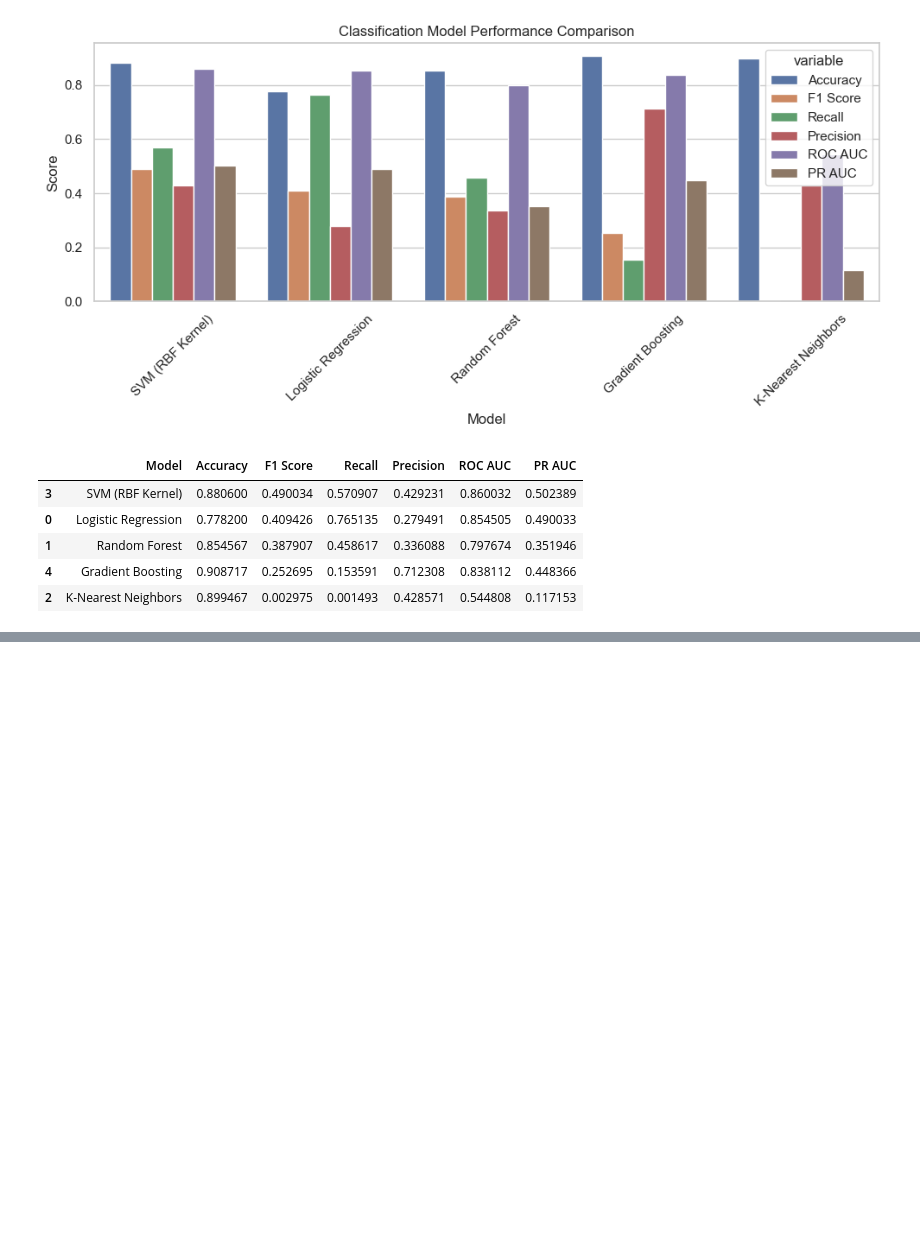
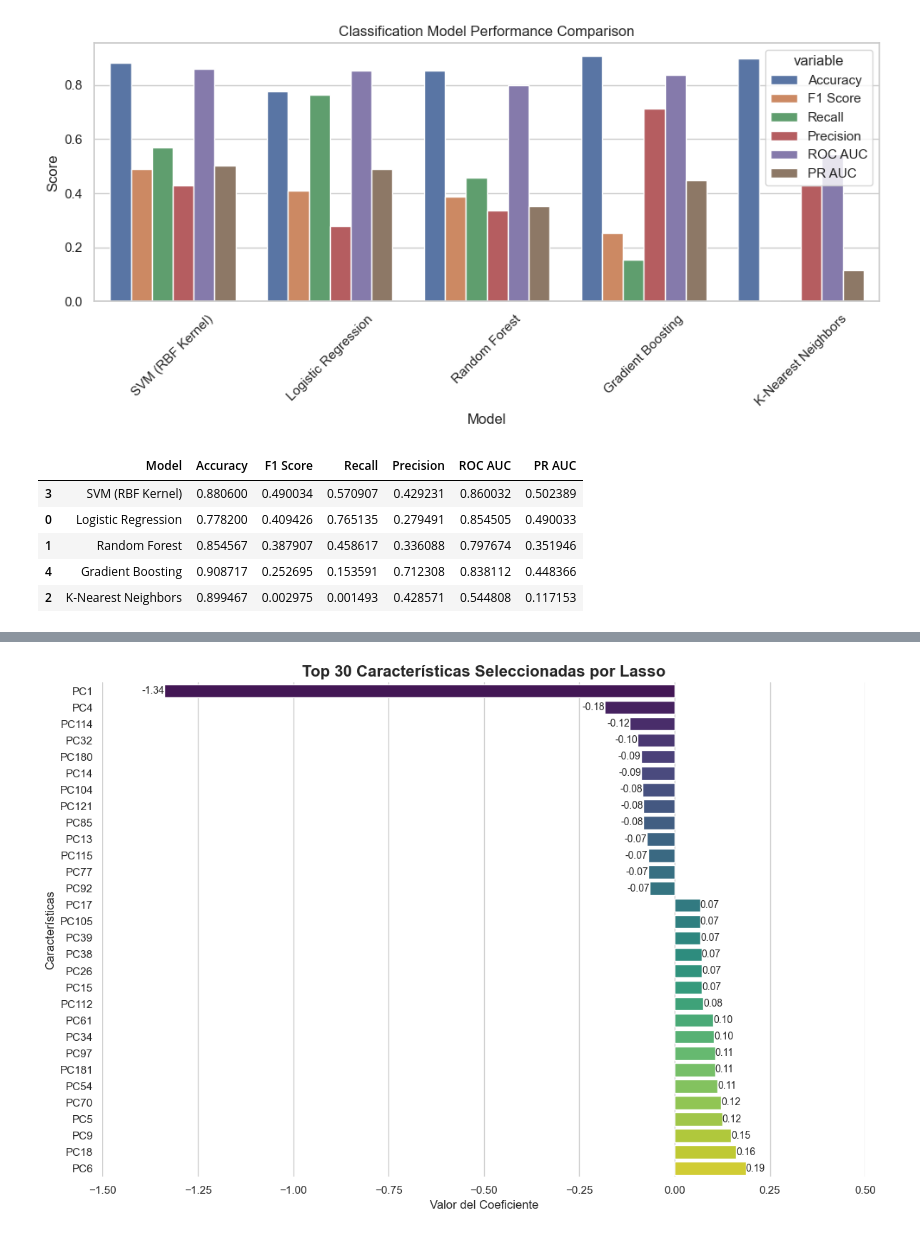
Before and after one commit to Ricardo-Jaramillo/Customer-Transaction-Prediction, a Jupyter notebook: Santander Prediction.ipynb, the cells around one changed output, grey strips where cells are left out. Saved outputs shown, nothing was run; the diff lists cells and outputs as text; code cells hidden in the pictures; blank space fills up the shorter version.

```diff
--- a/Santander Prediction.ipynb
+++ b/Santander Prediction.ipynb
@@ -654,0 +805,19 @@ evaluate_models(X_pca, y_train, show_plot=True)
+# %%
+import pandas as pd
+import numpy as np
+from sklearn.linear_model import LassoCV
+import matplotlib.pyplot as plt
+
+# Supongamos que ya tienes:
+# - X_pca: tus datos transformados por PCA (array o DataFrame)
+# - y_train: tu variable objetivo
+# - opcionalmente, feature_names: nombres originales de tus features o componentes principales
+
+# Si X_pca es un ndarray, conviértelo a DataFrame para facilitar el análisis
+if isinstance(X_pca, np.ndarray):
+    n_features = X_pca.shape[1]
+    feature_names = [f"PC{i+1}" for i in range(n_features)]  # Nombres de componentes principales
+    X_pca_df = pd.DataFrame(X_pca, columns=feature_names)
+else:
+    X_pca_df = X_pca.copy()
+    feature_names = X_pca_df.columns
@@ -654,0 +834,12 @@ evaluate_models(X_pca, y_train, show_plot=True)
+# %%
+# 1. Lasso con validación cruzada
+lasso = LassoCV(cv=5, random_state=42)
+lasso.fit(X_pca_df, y_train)
+
+# 2. Coeficientes
+lasso_coef = pd.Series(lasso.coef_, index=feature_names)
+
+# 3. Filtrar solo las características seleccionadas (coeficiente distinto de cero)
+selected_features = lasso_coef[lasso_coef != 0]
+print(f"\nNúmero de características seleccionadas: {len(selected_features)}\n")
+print(selected_features.sort_values(ascending=False))
@@ -654,0 +927,5 @@ evaluate_models(X_pca, y_train, show_plot=True)
+# %%
+
+plot_top_lasso_features(selected_features, top_n=30, xlim=(-1.5, 0.5))
+# %% [output]
+[figure, added]
```
Also changed, not shown: parts of 23 cells of this notebook.
